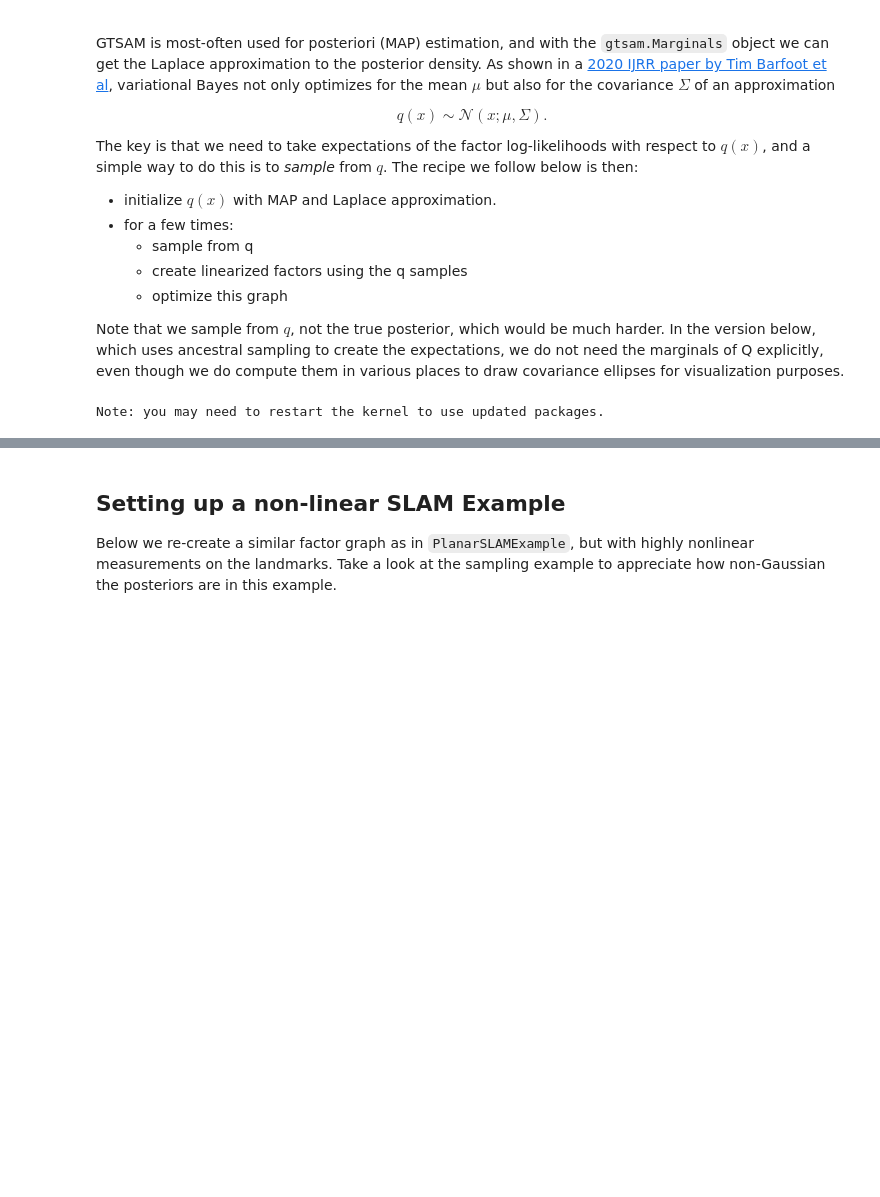
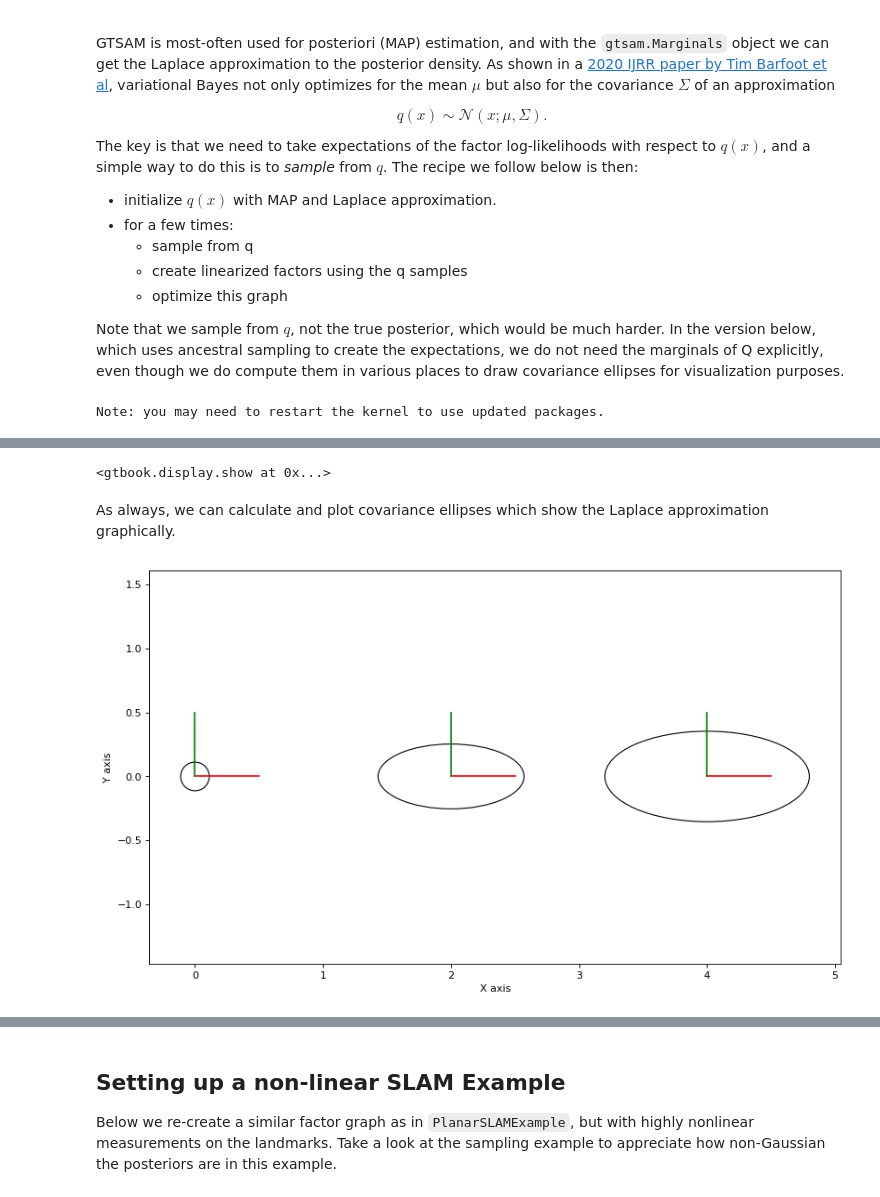
Before and after one commit to gtbook/gtsam-examples, a Jupyter notebook: PlanarSLAMExample_gvi.ipynb, the cells around one changed output, grey strips where cells are left out. Saved outputs shown, nothing was run; the diff lists cells and outputs as text; code cells hidden in the pictures; blank space fills up the shorter version.

```diff
--- a/PlanarSLAMExample_gvi.ipynb
+++ b/PlanarSLAMExample_gvi.ipynb
@@ -31,4 +31,9 @@ import numpy as np
 import gtsam
 import gtsam.utils.plot as gtsam_plot
 from gtbook.display import show
+from gtbook.display import pretty
 from gtsam import Point2, Pose2, Rot2, noiseModel
+
+# Some keys we use below:
+x1, x2, x3 = [gtsam.symbol('x', i) for i in [1, 2, 3]]
+l1, l2 = [gtsam.symbol('l', j) for j in [1, 2]]
@@ -34,0 +80,34 @@ from gtsam import Point2, Pose2, Rot2, noiseModel
+# %%
+graph = gtsam.NonlinearFactorGraph()
+priorMean = Pose2(0.0, 0.0, 0.0)  # prior at origin
+priorNoise = noiseModel.Diagonal.Sigmas([0.1, 0.1, math.radians(1)])
+graph.add(gtsam.PriorFactorPose2(x1, priorMean, priorNoise))  # add directly to graph
+odometry = Pose2(2.0, 0.0, 0.0)
+odometryNoise = noiseModel.Diagonal.Sigmas([0.5, 0.2, math.radians(2)])
+graph.add(gtsam.BetweenFactorPose2(x1, x2, odometry, odometryNoise))
+graph.add(gtsam.BetweenFactorPose2(x2, x3, odometry, odometryNoise))
+
+# Values with ground truth
+truth = gtsam.Values()
+truth.insert(x1, Pose2(0, 0, 0))
+truth.insert(x2, Pose2(2, 0, 0))
+truth.insert(x3, Pose2(4, 0, 0))
+
+show(graph, truth, binary_edges=True)
+# %% [output]
+<gtbook.display.show at 0x...>
+# %% [markdown]
+As always, we can calculate and plot covariance ellipses which show the Laplace approximation graphically.
+# %%
+marginals = gtsam.Marginals(graph, truth)
+def make_figure():
+    plt.figure(0, figsize=(12, 7), dpi=80)
+    for key in [x1, x2, x3]:
+        gtsam_plot.plot_pose2(0, truth.atPose2(key), 0.5,
+                            marginals.marginalCovariance(key))
+
+    plt.axis('equal')
+
+make_figure()
+# %% [output]
+[figure, added]
```
Also changed, not shown: parts of 17 cells of this notebook.
